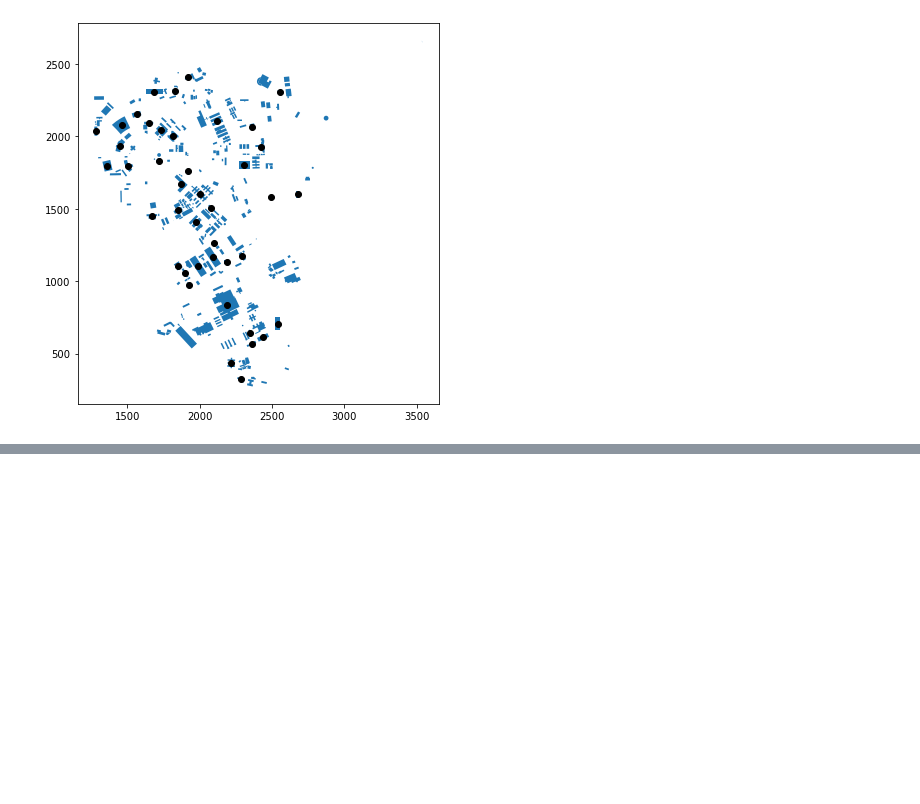
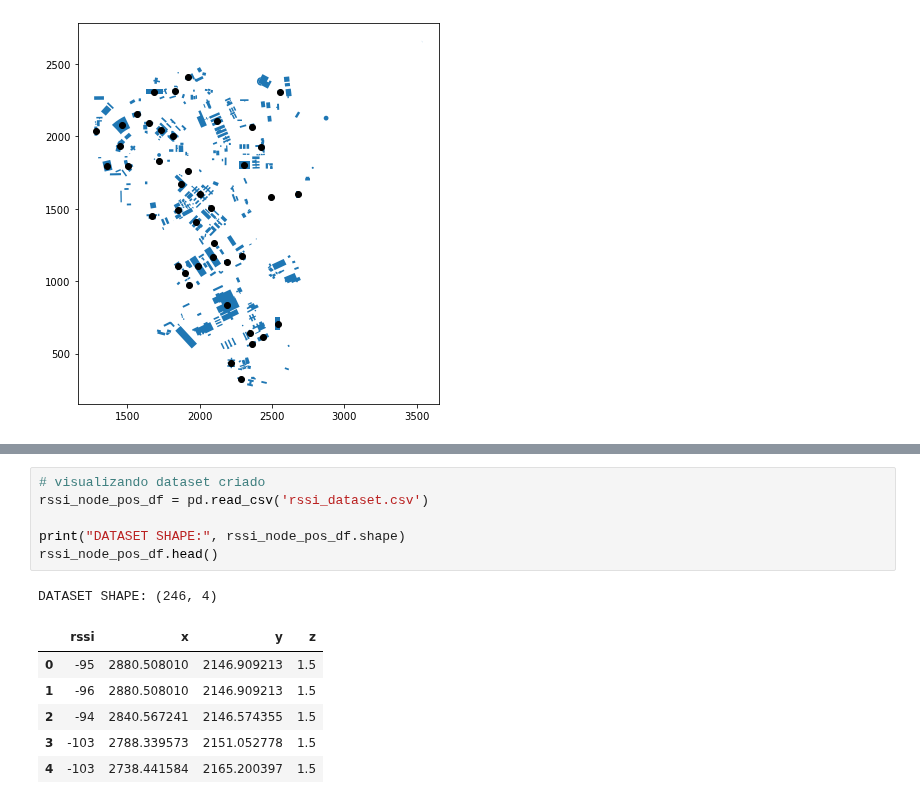
Before and after one commit to wasp-lahis/ns3-bmap, a Jupyter notebook: NS3/obstacle_exp/create-unicamp-datasets.ipynb, the cells around one changed output, grey strips where cells are left out. Saved outputs shown, nothing was run; the diff lists cells and outputs as text; blank space fills up the shorter version.

```diff
--- a/NS3/obstacle_exp/create-unicamp-datasets.ipynb
+++ b/NS3/obstacle_exp/create-unicamp-datasets.ipynb
@@ -1433,0 +1639,14 @@ nodes_df["centroid"].plot(ax=ax, color="black")
+# %%
+# visualizando dataset criado
+rssi_node_pos_df = pd.read_csv('rssi_dataset.csv')
+
+print("DATASET SHAPE:", rssi_node_pos_df.shape)
+rssi_node_pos_df.head()
+# %% [output]
+DATASET SHAPE: (246, 4)
+|  | rssi | x | y | z |
+| 0 | -95 | 2880.508010 | 2146.909213 | 1.5 |
+| 1 | -96 | 2880.508010 | 2146.909213 | 1.5 |
+| 2 | -94 | 2840.567241 | 2146.574355 | 1.5 |
+| 3 | -103 | 2788.339573 | 2151.052778 | 1.5 |
+| 4 | -103 | 2738.441584 | 2165.200397 | 1.5 |
```
Also changed, not shown: parts of 18 cells of this notebook, 7 other files.
